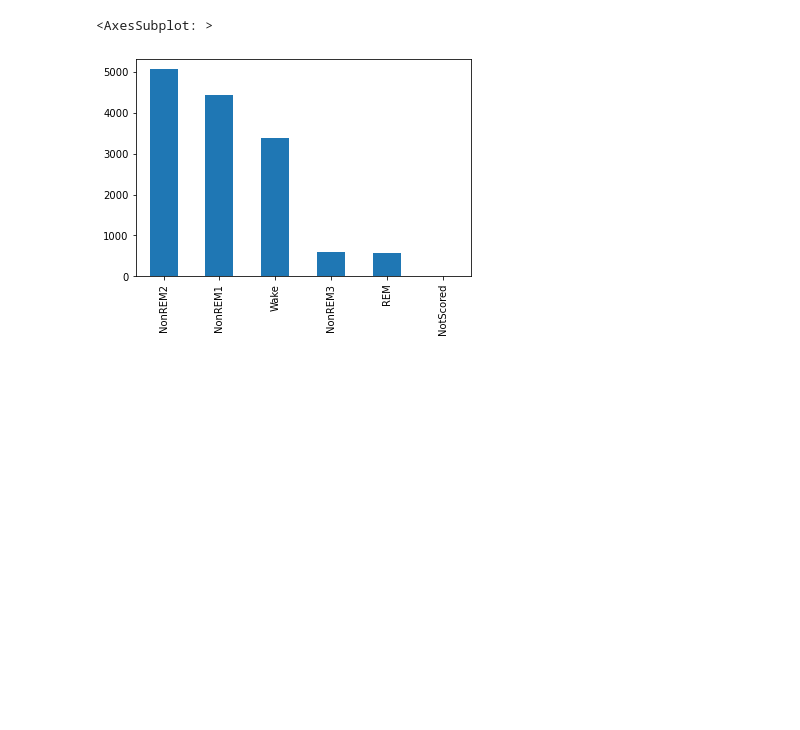
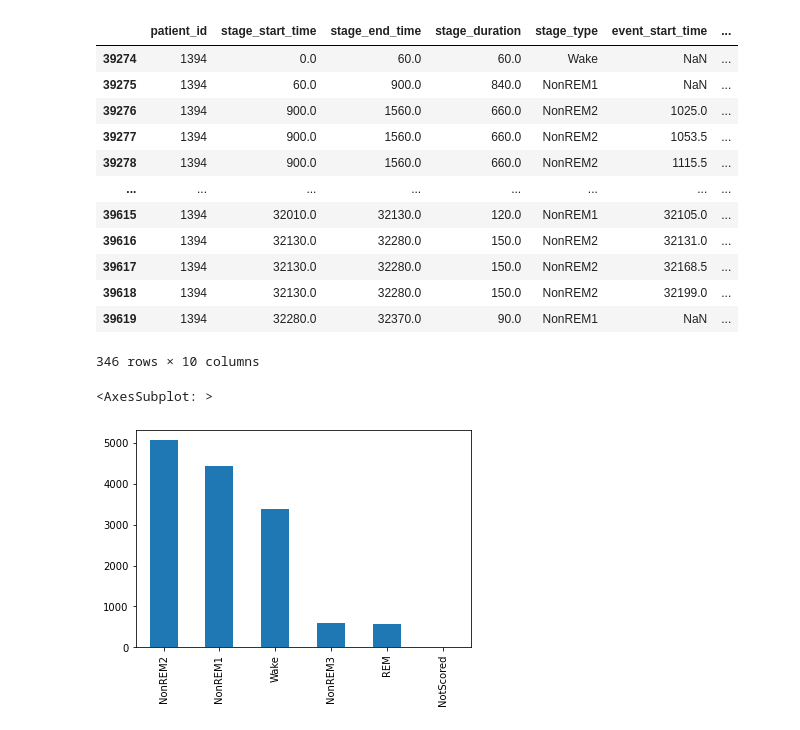
Before and after one commit to spear011/PSG-Audio, a Jupyter notebook: sleep_satge_csv_EDA.ipynb, the cells around one changed output. Saved outputs shown, nothing was run; the diff lists cells and outputs as text; code cells hidden in the pictures; blank space fills up the shorter version.

```diff
--- a/sleep_satge_csv_EDA.ipynb
+++ b/sleep_satge_csv_EDA.ipynb
@@ -4,4 +4,4 @@ import numpy as np
 import matplotlib.pyplot as plt
 import os
 # %%
-rml_df = pd.read_csv('./data/sleep_stage_respiratory_info.csv')
+sleep_df = pd.read_csv('./data/sleep_stage_respiratory_info.csv')
@@ -24,3 +26,19 @@ rml_df[rml_df['patient_id'] == 1037]
+# %%
+sleep_df[sleep_df['patient_id'] == 1394]
+# %% [output]
+|  | patient_id | stage_start_time | stage_end_time | stage_duration | stage_type | event_start_time | ... |
+| 39274 | 1394 | 0.0 | 60.0 | 60.0 | Wake | NaN | ... |
+| 39275 | 1394 | 60.0 | 900.0 | 840.0 | NonREM1 | NaN | ... |
+| 39276 | 1394 | 900.0 | 1560.0 | 660.0 | NonREM2 | 1025.0 | ... |
+| 39277 | 1394 | 900.0 | 1560.0 | 660.0 | NonREM2 | 1053.5 | ... |
+| 39278 | 1394 | 900.0 | 1560.0 | 660.0 | NonREM2 | 1115.5 | ... |
+| ... | ... | ... | ... | ... | ... | ... | ... |
+| 39615 | 1394 | 32010.0 | 32130.0 | 120.0 | NonREM1 | 32105.0 | ... |
+| 39616 | 1394 | 32130.0 | 32280.0 | 150.0 | NonREM2 | 32131.0 | ... |
+| 39617 | 1394 | 32130.0 | 32280.0 | 150.0 | NonREM2 | 32168.5 | ... |
+| 39618 | 1394 | 32130.0 | 32280.0 | 150.0 | NonREM2 | 32199.0 | ... |
+| 39619 | 1394 | 32280.0 | 32370.0 | 90.0 | NonREM1 | NaN | ... |
+346 rows × 10 columns
 # %%
 # drop ['event_start_time', 'event_end_time' , 'event_duration', 'respiratory_type']
 
```
Also changed, not shown: parts of 2 cells of this notebook, 1 other file.
